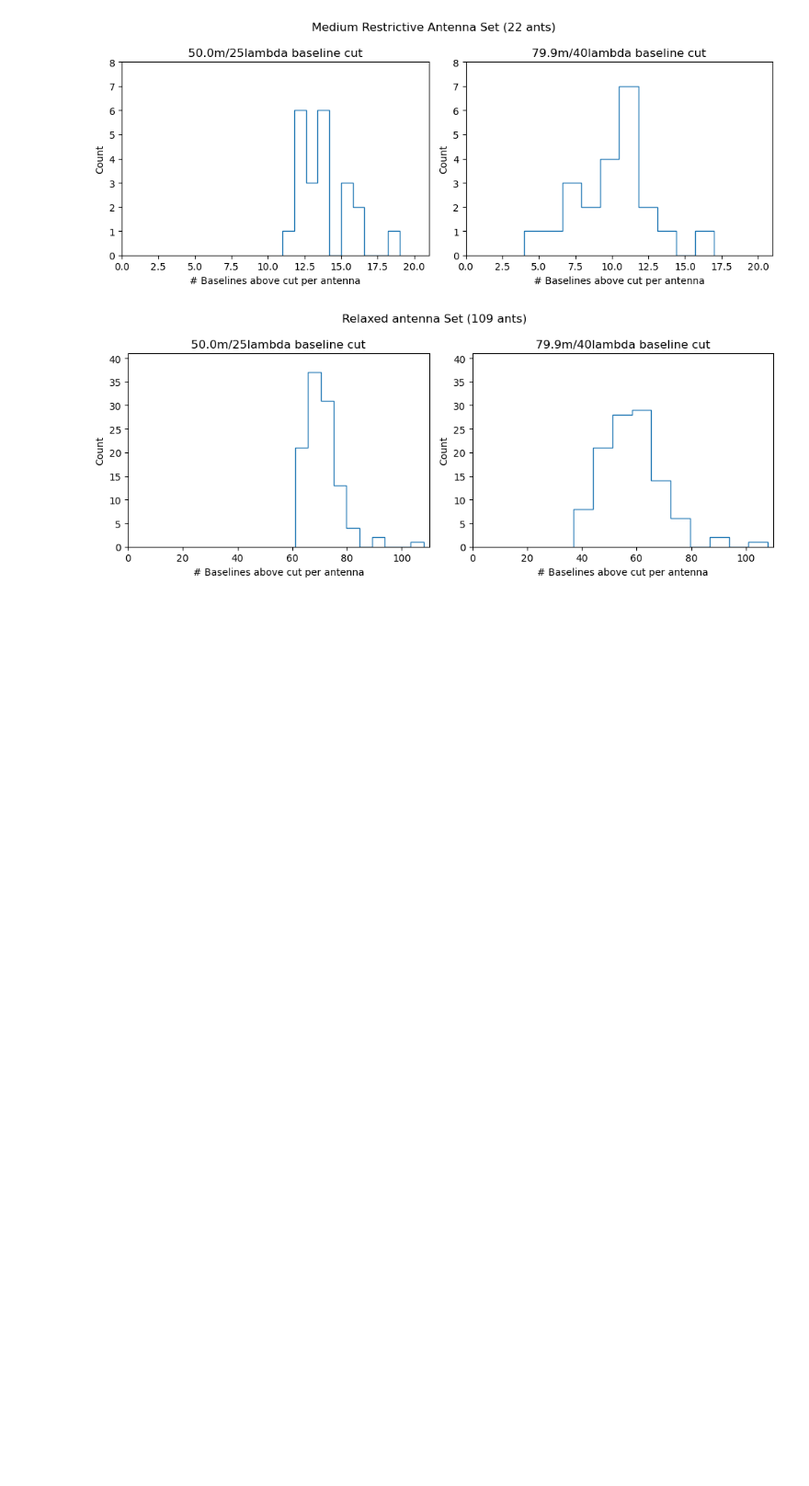
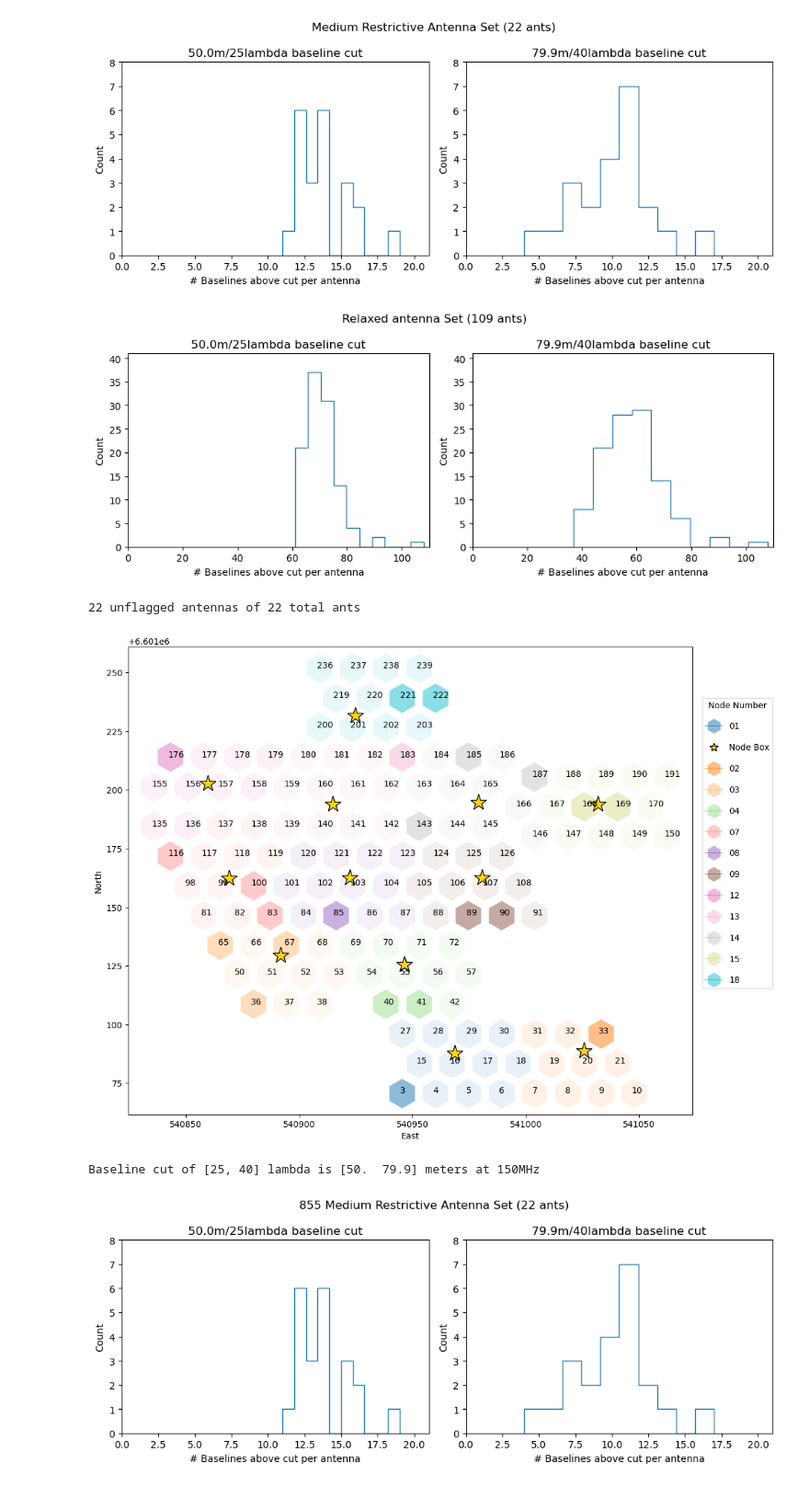
Before and after one commit to dstorer/djs_fhd_pipeline, a Jupyter notebook: djs_fhd_pipeline/plotBaselineLengthHistograms.ipynb, the cells around one changed output. Shown: that part at 92% size. Saved outputs shown, nothing was run; the diff lists cells and outputs as text; code cells hidden in the pictures; blank space fills up the shorter version.

```diff
--- a/djs_fhd_pipeline/plotBaselineLengthHistograms.ipynb
+++ b/djs_fhd_pipeline/plotBaselineLengthHistograms.ipynb
@@ -183,3 +183,23 @@ Baseline cut of [25, 40] lambda is [50.  79.9] meters at 150MHz
 Baseline cut of [25, 40] lambda is [50.  79.9] meters at 150MHz
 [figure]
 [figure]
+# %%
+fname = '/lustre/aoc/projects/hera/dstorer/Projects/updatedHeraOnFHD/2459855/uvfitsFiles/medRes_ISO_perSetPhasing/zen.2459855.622379533_mid_10obs_10.uvfits'
+exants = [4, 5, 7, 8, 9, 10, 15, 16, 17, 18, 19, 20, 21, 22, 27, 28, 29, 30, 31, 32, 34, 35, 37, 38, 42, 43, 44, 45, 46, 47, 48, 49, 50, 51, 52, 53, 54, 55, 56, 57, 58, 59, 60, 61, 62, 63, 64, 66, 68, 69, 70, 71, 72, 73, 74, 75, 77, 78, 81, 82, 84, 86, 87, 88, 91, 92, 93, 94, 98, 99, 101, 102, 103, 104, 105, 106, 107, 108, 109, 110, 111, 112, 117, 118, 119, 120, 121, 122, 123, 124, 125, 126, 127, 128, 129, 130, 135, 136, 137, 138, 140, 141, 142, 144, 145, 147, 148, 149, 150, 151, 152, 153, 154, 155, 156, 157, 158, 160, 161, 162, 163, 164, 165, 166, 167, 170, 171, 173, 177, 178, 179, 180, 181, 182, 184, 186, 189, 190, 191, 192, 193, 200, 201, 202, 203, 219, 220, 237, 238, 239, 320, 321, 322, 323, 324, 325, 329, 333]
+uv = UVData()
+uv.read(fname)
+ants = uv.get_ants()
+use_ants = []
+for ant in ants:
+    if ant not in exants:
+        use_ants.append(ant)
+print(f'{len(use_ants)} unflagged antennas of {len(ants)} total ants')
+uv.select(antenna_nums=use_ants)
+pl.plot_antenna_positions(uv,hexsize=35)
+
+plotBlLengthHists_perAnt(uv,bl_cut=[25,40],freq=150,suptitle='855 Medium Restrictive Antenna Set (22 ants)')
+# %% [output]
+22 unflagged antennas of 22 total ants
+[figure, added]
+Baseline cut of [25, 40] lambda is [50.  79.9] meters at 150MHz
+[figure, added]
```
Also changed, not shown: parts of 6 cells of this notebook, 14 other files.
